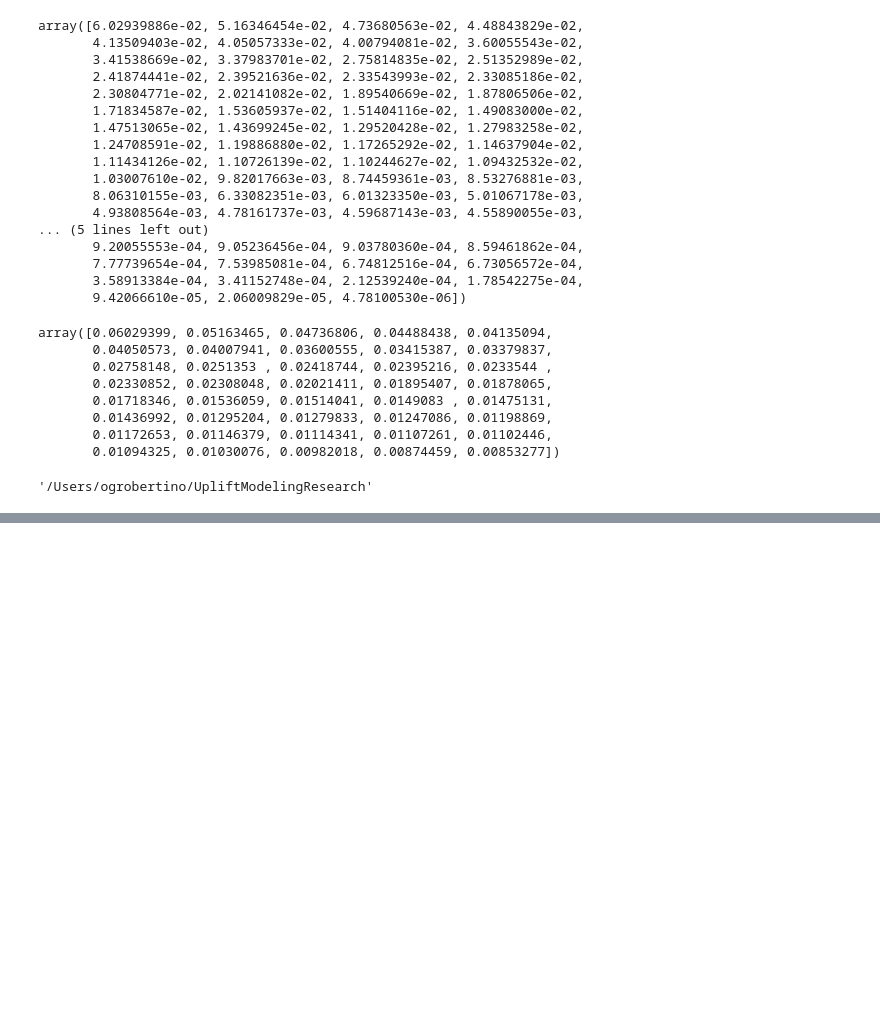
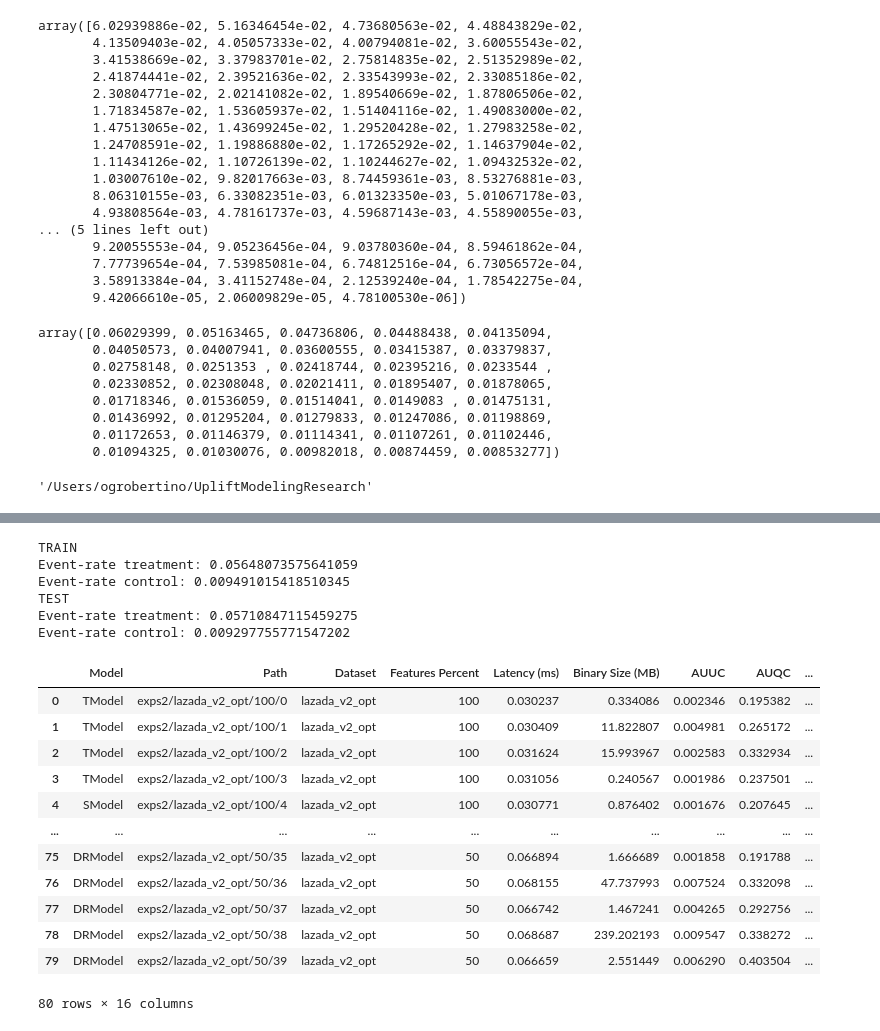
Before and after one commit to OganyanRV/UpliftModelingResearch, a Jupyter notebook: notebooks/select_features.ipynb, the cells around one changed output, grey strips where cells are left out. Cells and saved outputs as stored; diff of their text form; code cells hidden in the pictures; blank space fills up the shorter version.

```diff
--- a/notebooks/select_features.ipynb
+++ b/notebooks/select_features.ipynb
@@ -167,0 +182,15 @@ sample_features(percents, train_data, test_data, str(BASE_PATH) + '/data/lazada2
+# %%
+print('TRAIN')
+print('Event-rate treatment: ' + str(train_data[train_data['treatment'] == 1]['target'].mean()),\
+      '\nEvent-rate control: ' + str(train_data[train_data['treatment'] == 0]['target'].mean()))
+
+print('TEST')
+print('Event-rate treatment: ' + str(test_data[test_data['treatment'] == 1]['target'].mean()),\
+      '\nEvent-rate control: ' + str(test_data[test_data['treatment'] == 0]['target'].mean()))
+# %% [output]
+TRAIN
+Event-rate treatment: 0.05648073575641059
+Event-rate control: 0.009491015418510345
+TEST
+Event-rate treatment: 0.05710847115459275
+Event-rate control: 0.009297755771547202
@@ -167,0 +207,18 @@ sample_features(percents, train_data, test_data, str(BASE_PATH) + '/data/lazada2
+# %%
+from src.global_params import BASE_PATH, EXPS_PATH
+table = pd.read_csv(BASE_PATH + f"/{EXPS_PATH}/stats.tsv", sep='\t')
+table
+# %% [output]
+|  | Model | Path | Dataset | Features Percent | Latency (ms) | Binary Size (MB) | AUUC | AUQC | ... |
+| 0 | TModel | exps2/lazada_v2_opt/100/0 | lazada_v2_opt | 100 | 0.030237 | 0.334086 | 0.002346 | 0.195382 | ... |
+| 1 | TModel | exps2/lazada_v2_opt/100/1 | lazada_v2_opt | 100 | 0.030409 | 11.822807 | 0.004981 | 0.265172 | ... |
+| 2 | TModel | exps2/lazada_v2_opt/100/2 | lazada_v2_opt | 100 | 0.031624 | 15.993967 | 0.002583 | 0.332934 | ... |
+| 3 | TModel | exps2/lazada_v2_opt/100/3 | lazada_v2_opt | 100 | 0.031056 | 0.240567 | 0.001986 | 0.237501 | ... |
+| 4 | SModel | exps2/lazada_v2_opt/100/4 | lazada_v2_opt | 100 | 0.030771 | 0.876402 | 0.001676 | 0.207645 | ... |
+| ... | ... | ... | ... | ... | ... | ... | ... | ... | ... |
+| 75 | DRModel | exps2/lazada_v2_opt/50/35 | lazada_v2_opt | 50 | 0.066894 | 1.666689 | 0.001858 | 0.191788 | ... |
+| 76 | DRModel | exps2/lazada_v2_opt/50/36 | lazada_v2_opt | 50 | 0.068155 | 47.737993 | 0.007524 | 0.332098 | ... |
+| 77 | DRModel | exps2/lazada_v2_opt/50/37 | lazada_v2_opt | 50 | 0.066742 | 1.467241 | 0.004265 | 0.292756 | ... |
+| 78 | DRModel | exps2/lazada_v2_opt/50/38 | lazada_v2_opt | 50 | 0.068687 | 239.202193 | 0.009547 | 0.338272 | ... |
+| 79 | DRModel | exps2/lazada_v2_opt/50/39 | lazada_v2_opt | 50 | 0.066659 | 2.551449 | 0.006290 | 0.403504 | ... |
+80 rows × 16 columns
```
Also changed, not shown: parts of 21 cells of this notebook, 6 other files.
